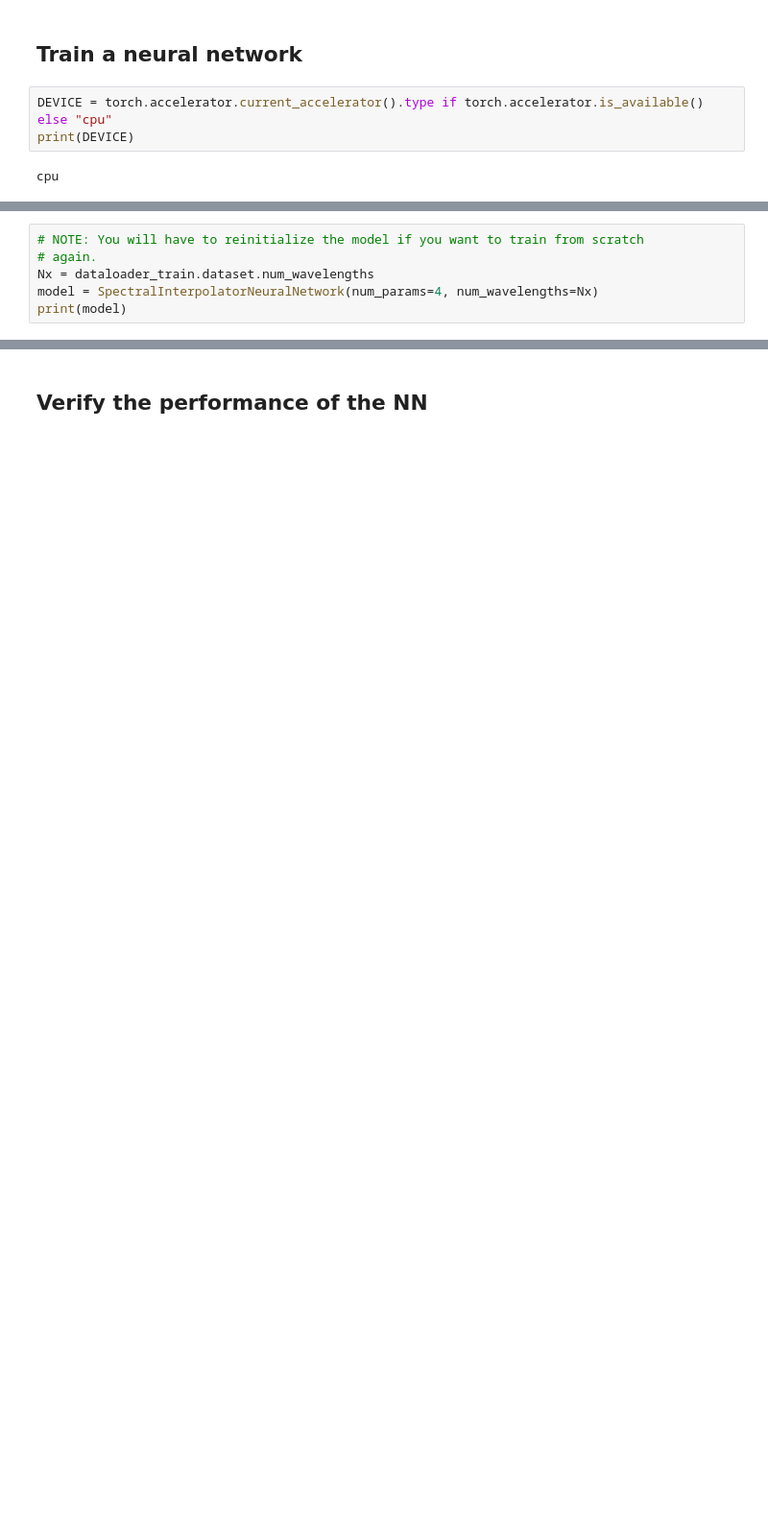
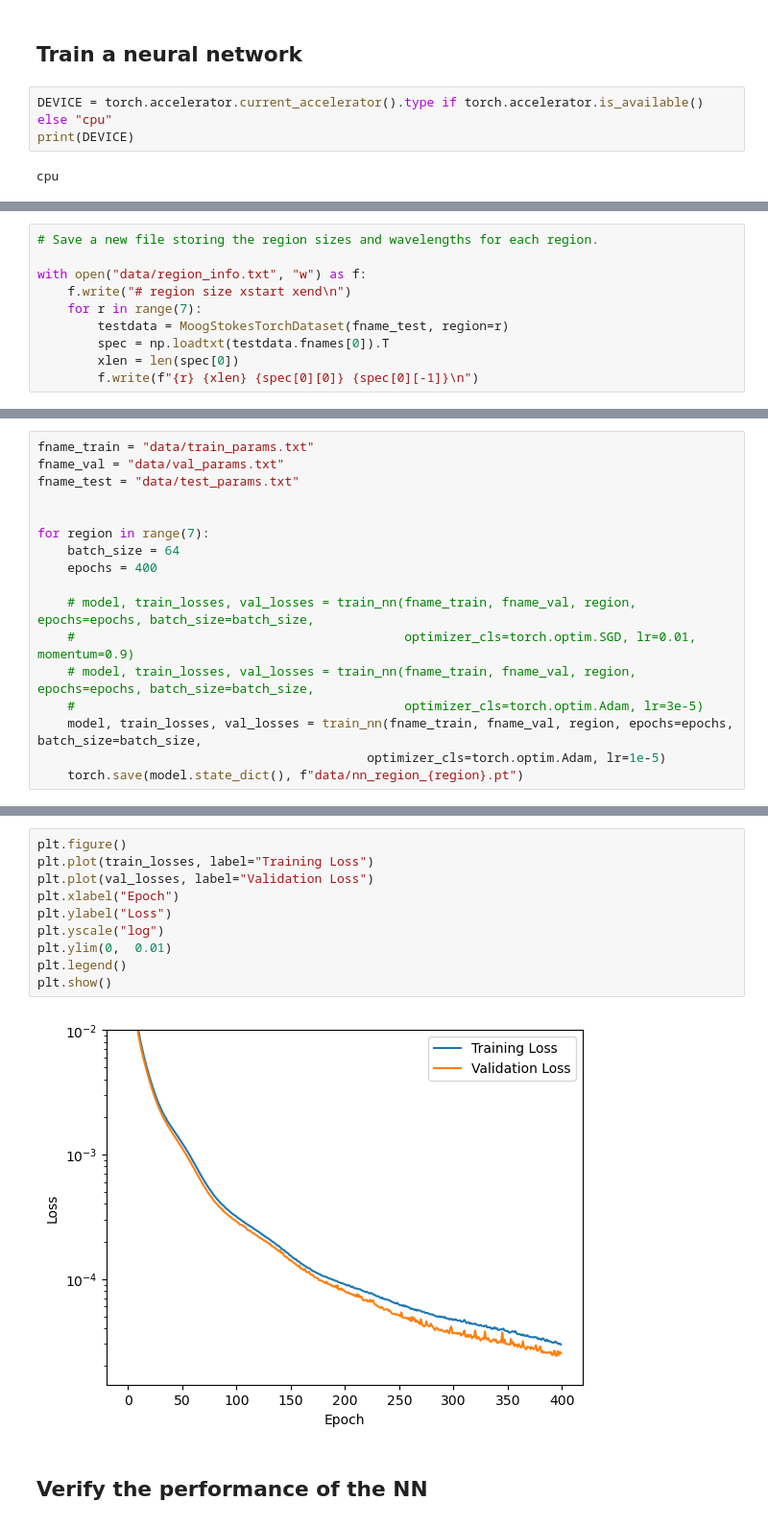
Before and after one commit to christianfloresg/moogstokes-nn, a Jupyter notebook: training.ipynb, the cells around one changed output, grey strips where cells are left out. Shown at 96% size. Drawn from its saved outputs; the diff is of its cells as text; blank space fills up the shorter version.

```diff
--- a/training.ipynb
+++ b/training.ipynb
@@ -208,3 +241,13 @@ dataloader_val = DataLoader(
+# %%
+# Save a new file storing the region sizes and wavelengths for each region.
+
+with open("data/region_info.txt", "w") as f:
+    f.write("# region size xstart xend\n")
+    for r in range(7):
+        testdata = MoogStokesTorchDataset(fname_test, region=r)
+        spec = np.loadtxt(testdata.fnames[0]).T
+        xlen = len(spec[0])
+        f.write(f"{r} {xlen} {spec[0][0]} {spec[0][-1]}\n")
 # %%
 # Show one model from the dataloader to check that it's working
 train_params, train_flux = next(iter(dataloader_train))
@@ -246,6 +267,0 @@ class SpectralInterpolatorNeuralNetwork(nn.Module):
-# %%
-# NOTE: You will have to reinitialize the model if you want to train from scratch
-# again.
-Nx = dataloader_train.dataset.num_wavelengths
-model = SpectralInterpolatorNeuralNetwork(num_params=4, num_wavelengths=Nx)
-print(model)
@@ -338,0 +341,17 @@ plt.show()
+# %%
+fname_train = "data/train_params.txt"
+fname_val = "data/val_params.txt"
+fname_test = "data/test_params.txt"
+
+
+for region in range(7):
+    batch_size = 64
+    epochs = 400
+
+    # model, train_losses, val_losses = train_nn(fname_train, fname_val, region, epochs=epochs, batch_size=batch_size,
+    #                                            optimizer_cls=torch.optim.SGD, lr=0.01, momentum=0.9)
+    # model, train_losses, val_losses = train_nn(fname_train, fname_val, region, epochs=epochs, batch_size=batch_size,
+    #                                            optimizer_cls=torch.optim.Adam, lr=3e-5)
+    model, train_losses, val_losses = train_nn(fname_train, fname_val, region, epochs=epochs, batch_size=batch_size,
+                                            optimizer_cls=torch.optim.Adam, lr=1e-5)
+    torch.save(model.state_dict(), f"data/nn_region_{region}.pt")
@@ -339,2 +377,14 @@ plt.show()
+# %%
+plt.figure()
+plt.plot(train_losses, label="Training Loss")
+plt.plot(val_losses, label="Validation Loss")
+plt.xlabel("Epoch")
+plt.ylabel("Loss")
+plt.yscale("log")
+plt.ylim(0,  0.01)
+plt.legend()
+plt.show()
+# %% [output]
+[figure, added]
 # %% [markdown]
 ## Verify the performance of the NN
```
Also changed, not shown: parts of 37 cells of this notebook, 7 other files.
